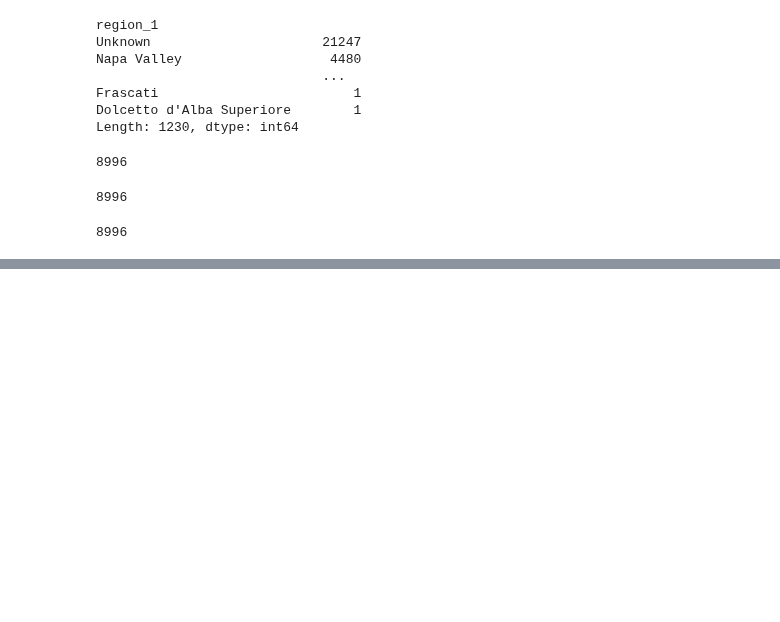
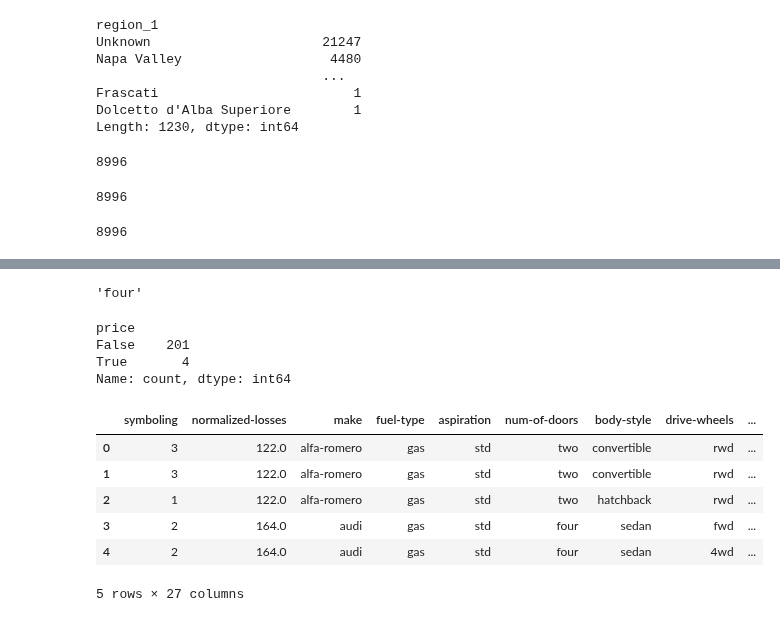
Before and after one commit to FRANKSADWAR/PersonalPractice, a Jupyter notebook: DataAnalysis/Learning Pandas.ipynb, the cells around one changed output, grey strips where cells are left out. Cells and saved outputs as stored; diff of their text form; code cells hidden in the pictures; blank space fills up the shorter version.

```diff
--- a/DataAnalysis/Learning Pandas.ipynb
+++ b/DataAnalysis/Learning Pandas.ipynb
@@ -970,0 +1185,16 @@ pd.isnull(reviews.price).sum()
+# %%
+data["bore"] = data["bore"].astype("float64")
+bore_avg = data["bore"].mean(axis = 0)
+data["bore"].replace(np.nan, bore_avg, inplace =True)
+# %%
+data["stroke"] = data["stroke"].astype("float64")
+avg_stroke = data["stroke"].mean(axis =0)
+data["stroke"].replace(np.nan, avg_stroke, inplace =True)
+
+data["horsepower"] = data["horsepower"].astype("float64")
+avg_hp = data["horsepower"].mean(axis =0)
+data["horsepower"].replace(np.nan, avg_hp, inplace =True)
+
+data["peak-rpm"] = data["peak-rpm"].astype("float64")
+avg_rpm = data["peak-rpm"].mean(axis = 0)
+data["peak-rpm"].replace(np.nan, avg_rpm, inplace =True)
@@ -970,0 +1210,6 @@ pd.isnull(reviews.price).sum()
+# %%
+data["num-of-doors"].value_counts().idxmax()
+# %% [output]
+'four'
+# %%
+data["num-of-doors"].replace(np.nan, 'four', inplace =True)
@@ -970,0 +1218,20 @@ pd.isnull(reviews.price).sum()
+# %%
+data["price"].isnull().value_counts()
+# %% [output]
+price
+False    201
+True       4
+Name: count, dtype: int64
+# %%
+data.dropna(subset = ['price'], axis =0, inplace=True)
+data.reset_index(drop =True, inplace =True)
+# %%
+data.head(5)
+# %% [output]
+|  | symboling | normalized-losses | make | fuel-type | aspiration | num-of-doors | body-style | drive-wheels | ... |
+| 0 | 3 | 122.0 | alfa-romero | gas | std | two | convertible | rwd | ... |
+| 1 | 3 | 122.0 | alfa-romero | gas | std | two | convertible | rwd | ... |
+| 2 | 1 | 122.0 | alfa-romero | gas | std | two | hatchback | rwd | ... |
+| 3 | 2 | 164.0 | audi | gas | std | four | sedan | fwd | ... |
+| 4 | 2 | 164.0 | audi | gas | std | four | sedan | 4wd | ... |
+5 rows × 27 columns
```
Also changed, not shown: parts of 33 cells of this notebook, 2 other files.
